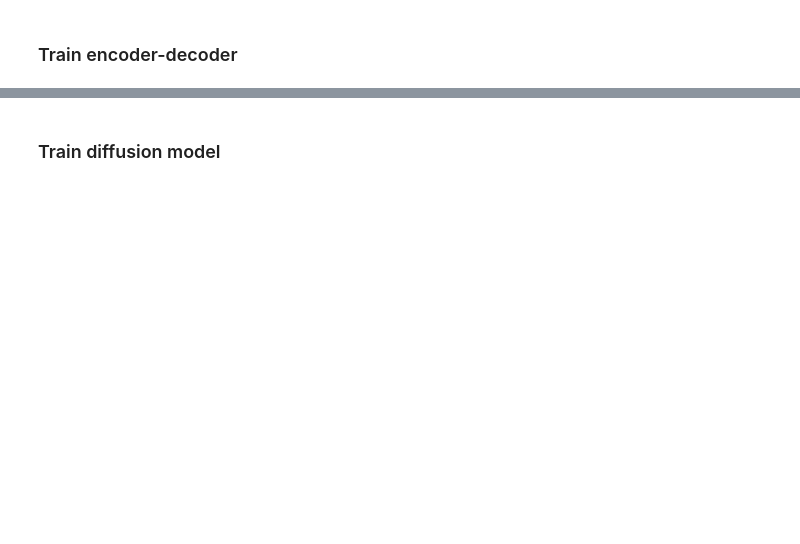
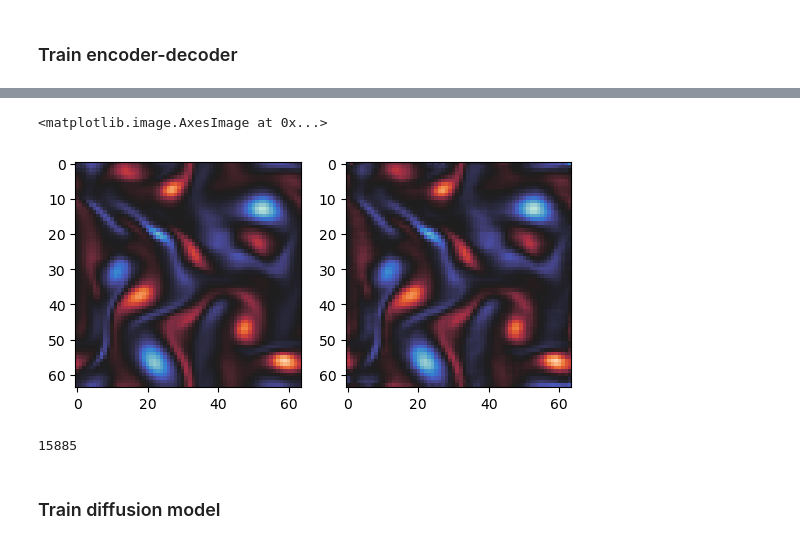
Before and after one commit to yongquan-qu/SLAMS, a Jupyter notebook: lsda_2d.ipynb, the cells around one changed output, grey strips where cells are left out. Cells and saved outputs as stored; diff of their text form; code cells hidden in the pictures; blank space fills up the shorter version.

```diff
--- a/lsda_2d.ipynb
+++ b/lsda_2d.ipynb
@@ -132,3 +129,28 @@ ax.legend()
+# %%
+# Qualitative sanity check
+test_idx, time_idx = 0, 0
+
+# True
+w_true = kolmogorov.vorticity(test_x[test_idx, time_idx])
+
+# Preds
+z = latent.encoder(test_x[test_idx].to(device))
+x_ = latent.decoder(z)
+w_pred = kolmogorov.vorticity(x_.detach().cpu())[time_idx]
+
+
+# Plot
+f, ax = plt.subplots(1,2)
+ax[0].imshow(w_true, cmap=sns.cm.icefire) # True
+ax[1].imshow(w_pred, cmap=sns.cm.icefire) # Predicted
+# %% [output]
+<matplotlib.image.AxesImage at 0x...>
+[figure, added]
+# %%
+z.shape
+sum(p.numel() for p in latent.parameters() if p.requires_grad)
+# %% [output]
+15885
 # %% [markdown]
 ### Train diffusion model
 # %%
```
Also changed, not shown: parts of 20 cells of this notebook, 3 other files.
